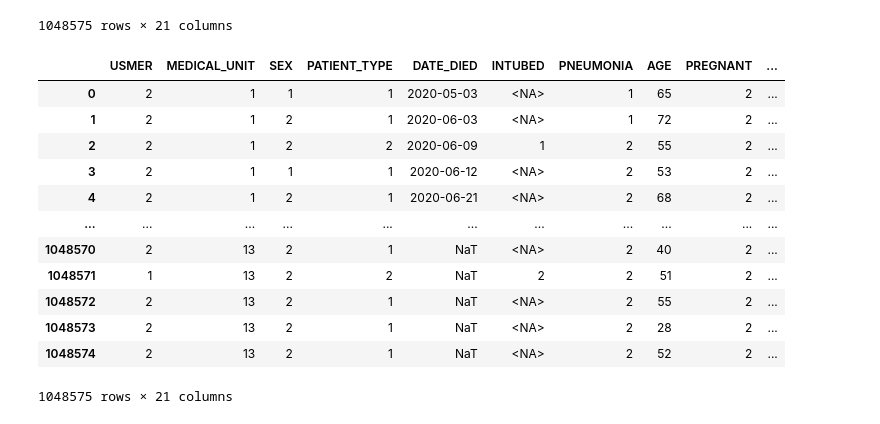
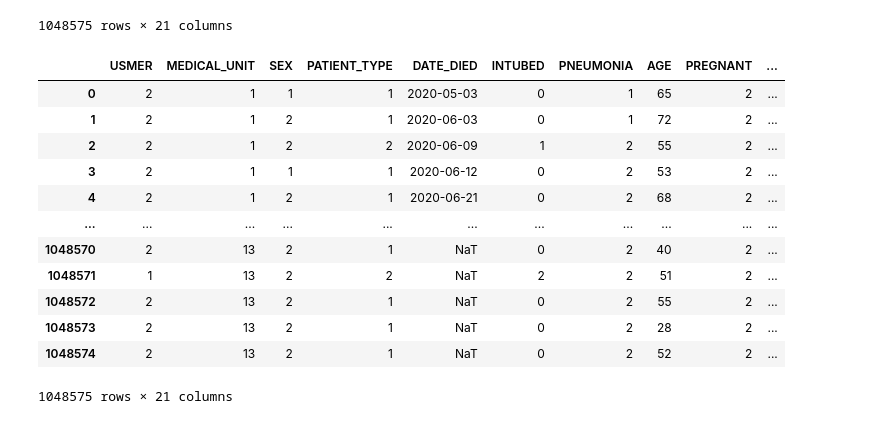
Before and after one commit to samlowe106/MATH-7243-Project, a Jupyter notebook: notebook.ipynb, the cells around one changed output. Cells and saved outputs as stored; diff of their text form; code cells hidden in the pictures.

```diff
--- a/notebook.ipynb
+++ b/notebook.ipynb
@@ -24,31 +24,29 @@ raw_data
 # %%
 # Data cleaning
 data = raw_data.copy()
 
 # Convert dates to datetimes
 data.loc[data['DATE_DIED'] == '9999-99-99', 'DATE_DIED'] = np.nan
 data['DATE_DIED'] = pd.to_datetime(data['DATE_DIED'], dayfirst=True)
 
 # Fill in missing pregnancy data for males
-female = data["SEX"] == 1
-male = data["SEX"] == 2
-data.loc[male, "PREGNANT"] = 2
+data.loc[data["SEX"] == 2, "PREGNANT"] = 2
 
-# Indicate missing data in binary variables
+# Indicate missing data in binary variables, and set missing data to be 0
 binary_columns = [name for name in raw_data.columns.to_list() if name not in ['AGE', 'DATE_DIED', 'CLASSIFICATION_FINAL', 'MEDICAL_UNIT']]
-data[binary_columns] = data[binary_columns].replace(99, 0).replace(97, 0) # We're using 0 to represent missing integer values
+data[binary_columns] = data[binary_columns].replace(99, 0).replace(97, 0).astype('Int32')
 data
 # %% [output]
 |  | USMER | MEDICAL_UNIT | SEX | PATIENT_TYPE | DATE_DIED | INTUBED | PNEUMONIA | AGE | PREGNANT | ... |
-| 0 | 2 | 1 | 1 | 1 | 2020-05-03 | <NA> | 1 | 65 | 2 | ... |
-| 1 | 2 | 1 | 2 | 1 | 2020-06-03 | <NA> | 1 | 72 | 2 | ... |
+| 0 | 2 | 1 | 1 | 1 | 2020-05-03 | 0 | 1 | 65 | 2 | ... |
+| 1 | 2 | 1 | 2 | 1 | 2020-06-03 | 0 | 1 | 72 | 2 | ... |
 | 2 | 2 | 1 | 2 | 2 | 2020-06-09 | 1 | 2 | 55 | 2 | ... |
-| 3 | 2 | 1 | 1 | 1 | 2020-06-12 | <NA> | 2 | 53 | 2 | ... |
-| 4 | 2 | 1 | 2 | 1 | 2020-06-21 | <NA> | 2 | 68 | 2 | ... |
+| 3 | 2 | 1 | 1 | 1 | 2020-06-12 | 0 | 2 | 53 | 2 | ... |
+| 4 | 2 | 1 | 2 | 1 | 2020-06-21 | 0 | 2 | 68 | 2 | ... |
 | ... | ... | ... | ... | ... | ... | ... | ... | ... | ... | ... |
-| 1048570 | 2 | 13 | 2 | 1 | NaT | <NA> | 2 | 40 | 2 | ... |
+| 1048570 | 2 | 13 | 2 | 1 | NaT | 0 | 2 | 40 | 2 | ... |
 | 1048571 | 1 | 13 | 2 | 2 | NaT | 2 | 2 | 51 | 2 | ... |
-| 1048572 | 2 | 13 | 2 | 1 | NaT | <NA> | 2 | 55 | 2 | ... |
-| 1048573 | 2 | 13 | 2 | 1 | NaT | <NA> | 2 | 28 | 2 | ... |
-| 1048574 | 2 | 13 | 2 | 1 | NaT | <NA> | 2 | 52 | 2 | ... |
+| 1048572 | 2 | 13 | 2 | 1 | NaT | 0 | 2 | 55 | 2 | ... |
+| 1048573 | 2 | 13 | 2 | 1 | NaT | 0 | 2 | 28 | 2 | ... |
+| 1048574 | 2 | 13 | 2 | 1 | NaT | 0 | 2 | 52 | 2 | ... |
 1048575 rows × 21 columns
```
Also changed, not shown: parts of 6 cells of this notebook.
